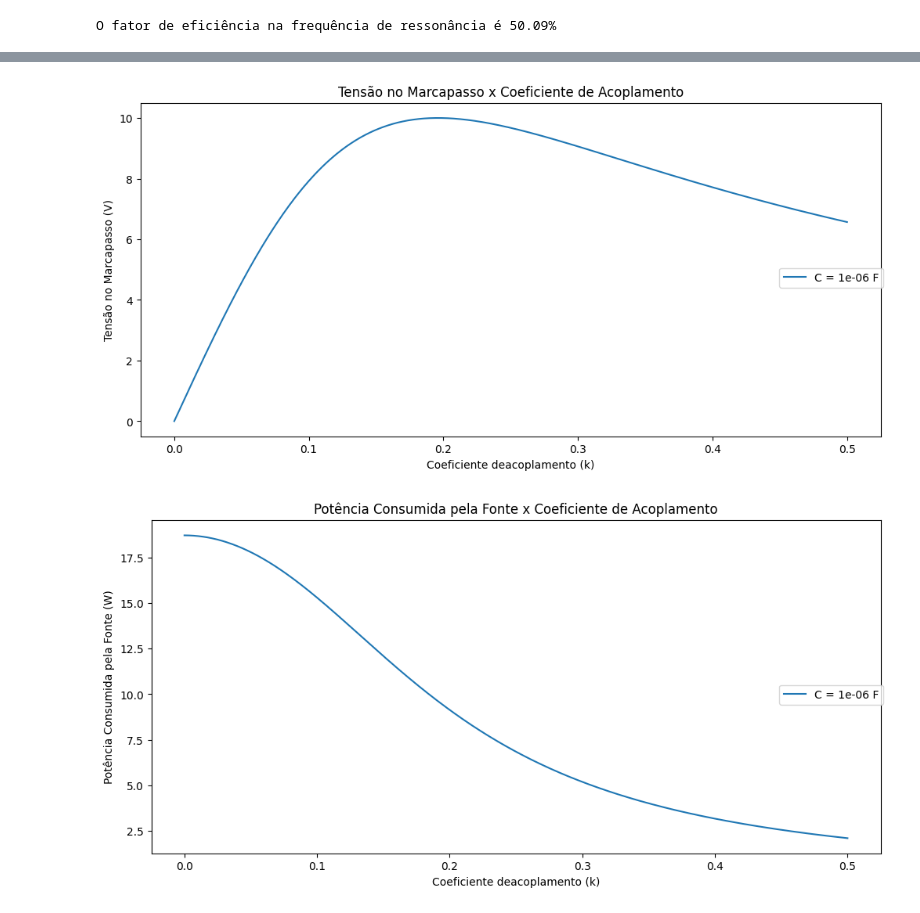
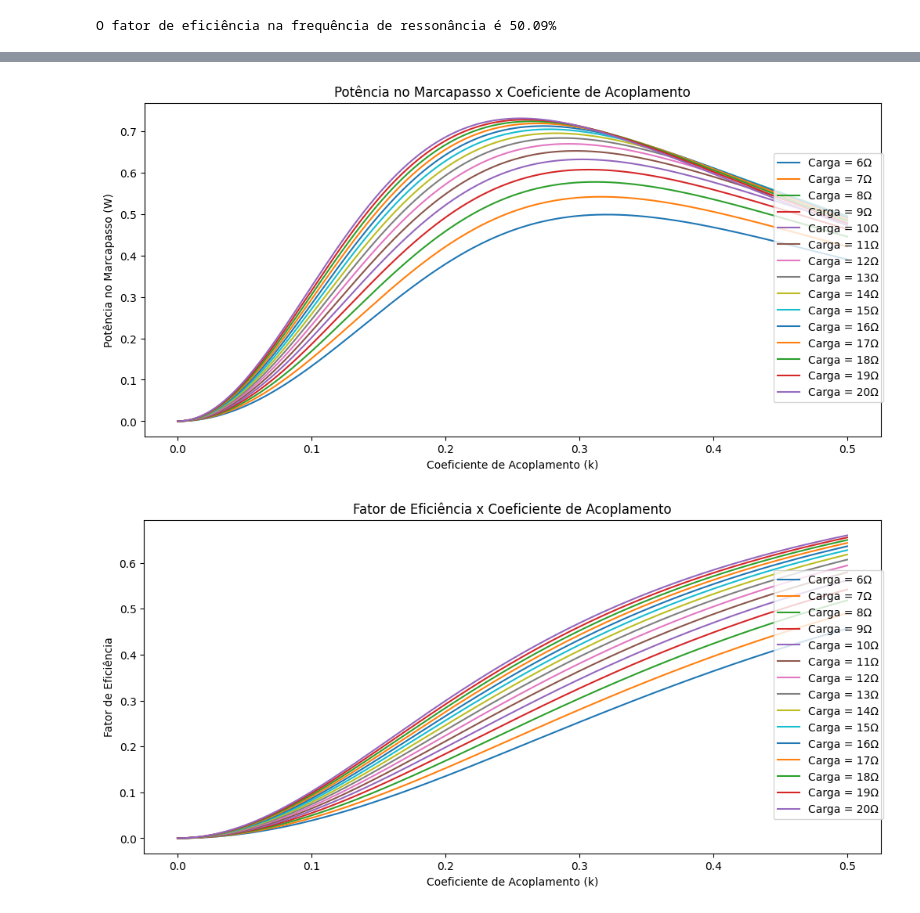
Before and after one commit to Peng1104/EletroMag-Projeto, a Jupyter notebook: projeto.ipynb, the cells around one changed output, grey strips where cells are left out. Saved outputs shown, nothing was run; the diff lists cells and outputs as text; code cells hidden in the pictures.

```diff
--- a/projeto.ipynb
+++ b/projeto.ipynb
@@ -35,6 +35,9 @@ resistenciaBobinaSecundaria = 0.34 # Ohms
 # Fonte
 fonte = 5 # Volts
 
+# Ajuste da fonte (parte 6)
+fonte = (2/pi) * fonte
+
 # Marcapasso
 carga = 4.1/300e-3 # Volts por Ampere = Ohms
 
@@ -314,0 +379,12 @@ for k in fatoresDeAcoplamento:
+# %%
+fig, ax = plt.subplots(layout='constrained',figsize=(10,5))
+
+for i in range(len(Cargas)):
+    ax.plot(FatoresDeAcoplamento, SFonte[i], label=f"Carga = {Cargas[i]}Ω")
+
+fig.legend(loc='center right')
+
+plt.title("Potência Consumida pela Fonte x Coeficiente de Acoplamento")
+plt.xlabel("Coeficiente de Acoplamento (k)")
+plt.ylabel("Potência Consumida pela Fonte (W)")
+plt.show()
@@ -315,26 +393,28 @@ for k in fatoresDeAcoplamento:
 # %%
 fig, ax = plt.subplots(layout='constrained',figsize=(10,5))
 
-ax.plot(fatoresDeAcoplamento, vMarcaPasso, label=f"C = {c} F")
+for i in range(len(Cargas)):
+    ax.plot(FatoresDeAcoplamento, SMarcaPasso[i], label=f"Carga = {Cargas[i]}Ω")
 
 fig.legend(loc='center right')
 
-plt.title("Tensão no Marcapasso x Coeficiente de Acoplamento")
-plt.xlabel("Coeficiente deacoplamento (k)")
-plt.ylabel("Tensão no Marcapasso (V)")
+plt.title("Potência no Marcapasso x Coeficiente de Acoplamento")
+plt.xlabel("Coeficiente de Acoplamento (k)")
+plt.ylabel("Potência no Marcapasso (W)")
 plt.show()
 # %% [output]
-[figure, old version]
+[figure, new version]
 # %%
 fig, ax = plt.subplots(layout='constrained',figsize=(10,5))
 
-ax.plot(fatoresDeAcoplamento, SFonte, label=f"C = {c} F")
+for i in range(len(Cargas)):
+    ax.plot(FatoresDeAcoplamento, FatorDeEficiencia[i], label=f"Carga = {Cargas[i]}Ω")
 
 fig.legend(loc='center right')
 
-plt.title("Potência Consumida pela Fonte x Coeficiente de Acoplamento")
-plt.xlabel("Coeficiente deacoplamento (k)")
-plt.ylabel("Potência Consumida pela Fonte (W)")
+plt.title("Fator de Eficiência x Coeficiente de Acoplamento")
+plt.xlabel("Coeficiente de Acoplamento (k)")
+plt.ylabel("Fator de Eficiência")
 plt.show()
 # %% [output]
-[figure, old version]
+[figure, new version]
```
Also changed, not shown: parts of 12 cells of this notebook.
